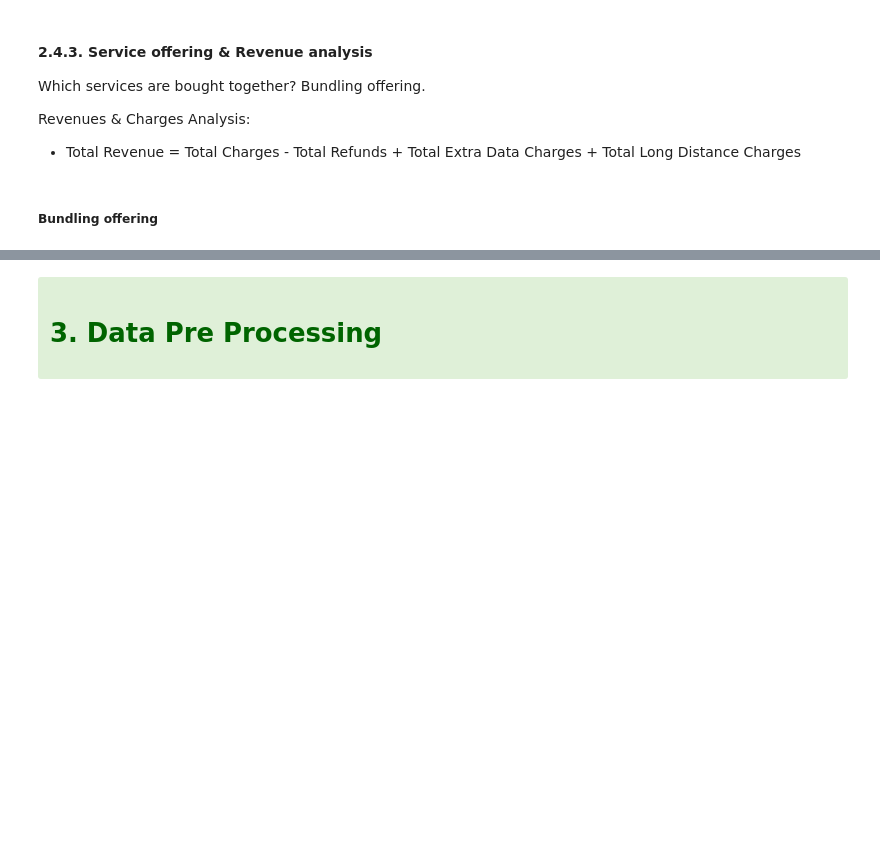
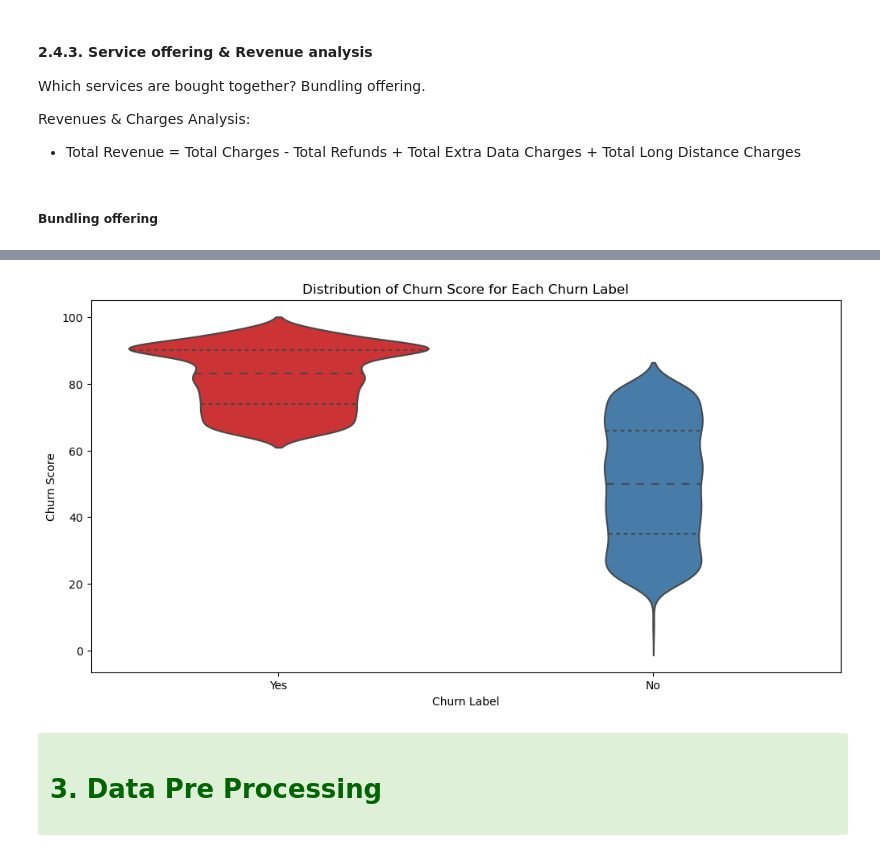
Before and after one commit to sarasustelosantos/bootcamp_group, a Jupyter notebook: 01_data_exploration.ipynb, the cells around one changed output, grey strips where cells are left out. Cells and saved outputs as stored; diff of their text form; code cells hidden in the pictures; blank space fills up the shorter version.

```diff
--- a/01_data_exploration.ipynb
+++ b/01_data_exploration.ipynb
@@ -987,3 +1011,12 @@ Revenues & Charges Analysis: <p>
+# %%
+plt.figure(figsize=(12, 6))
+sns.violinplot(x='Churn Label', y='Churn Score', data=df, palette="Set1", inner="quartile")
+plt.xlabel('Churn Label')
+plt.ylabel('Churn Score')
+plt.title('Distribution of Churn Score for Each Churn Label')
+plt.show()
+# %% [output]
+[figure, added]
 # %% [markdown]
 <div class="alert alert-block alert-success">
 <font color = '#006400'>
```
Also changed, not shown: parts of 16 cells of this notebook.
